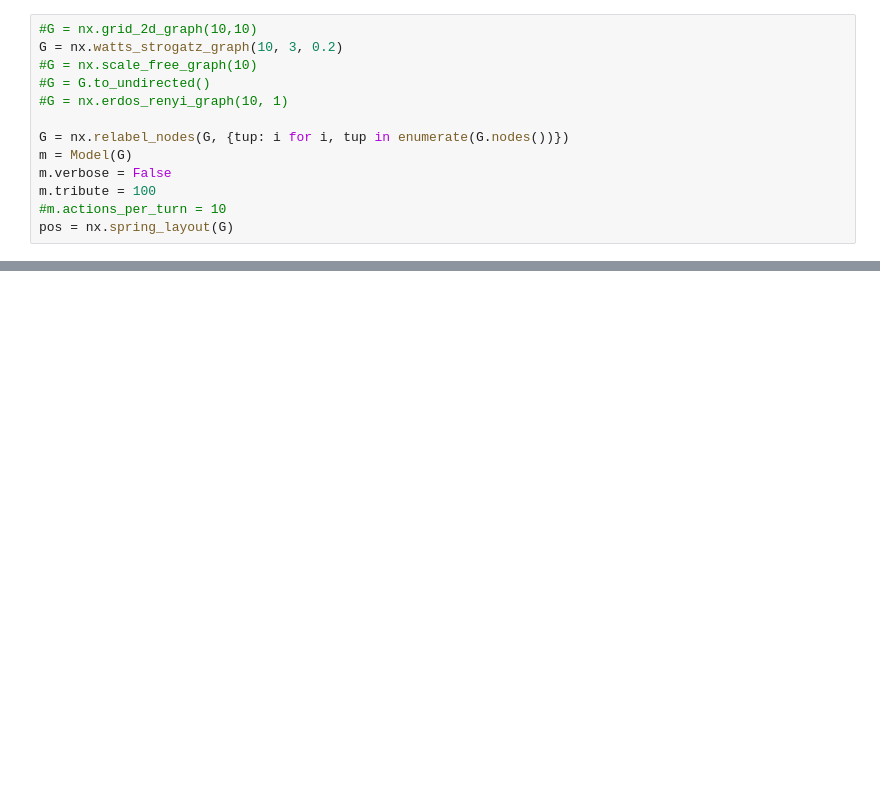
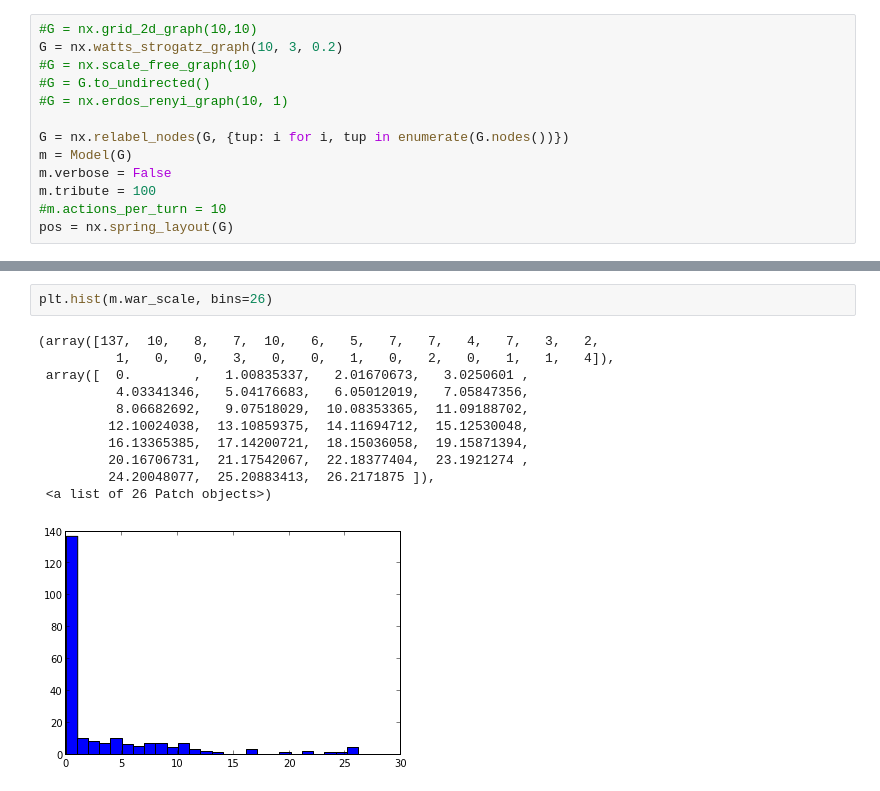
Before and after one commit to dmasad/TributePlanner, a Jupyter notebook: Model Testing 1.ipynb, the cells around one changed output, grey strips where cells are left out. Saved outputs shown, nothing was run; the diff lists cells and outputs as text; blank space fills up the shorter version.

```diff
--- a/Model Testing 1.ipynb
+++ b/Model Testing 1.ipynb
@@ -50,0 +46,14 @@ fig = m.plot(plt.figure(figsize=(12,4)))
+# %%
+plt.hist(m.war_scale, bins=26)
+# %% [output]
+(array([137,  10,   8,   7,  10,   6,   5,   7,   7,   4,   7,   3,   2,
+          1,   0,   0,   3,   0,   0,   1,   0,   2,   0,   1,   1,   4]),
+ array([  0.        ,   1.00835337,   2.01670673,   3.0250601 ,
+          4.03341346,   5.04176683,   6.05012019,   7.05847356,
+          8.06682692,   9.07518029,  10.08353365,  11.09188702,
+         12.10024038,  13.10859375,  14.11694712,  15.12530048,
+         16.13365385,  17.14200721,  18.15036058,  19.15871394,
+         20.16706731,  21.17542067,  22.18377404,  23.1921274 ,
+         24.20048077,  25.20883413,  26.2171875 ]),
+ <a list of 26 Patch objects>)
+[figure, added]
```
Also changed, not shown: parts of 3 cells of this notebook, 6 other files.
